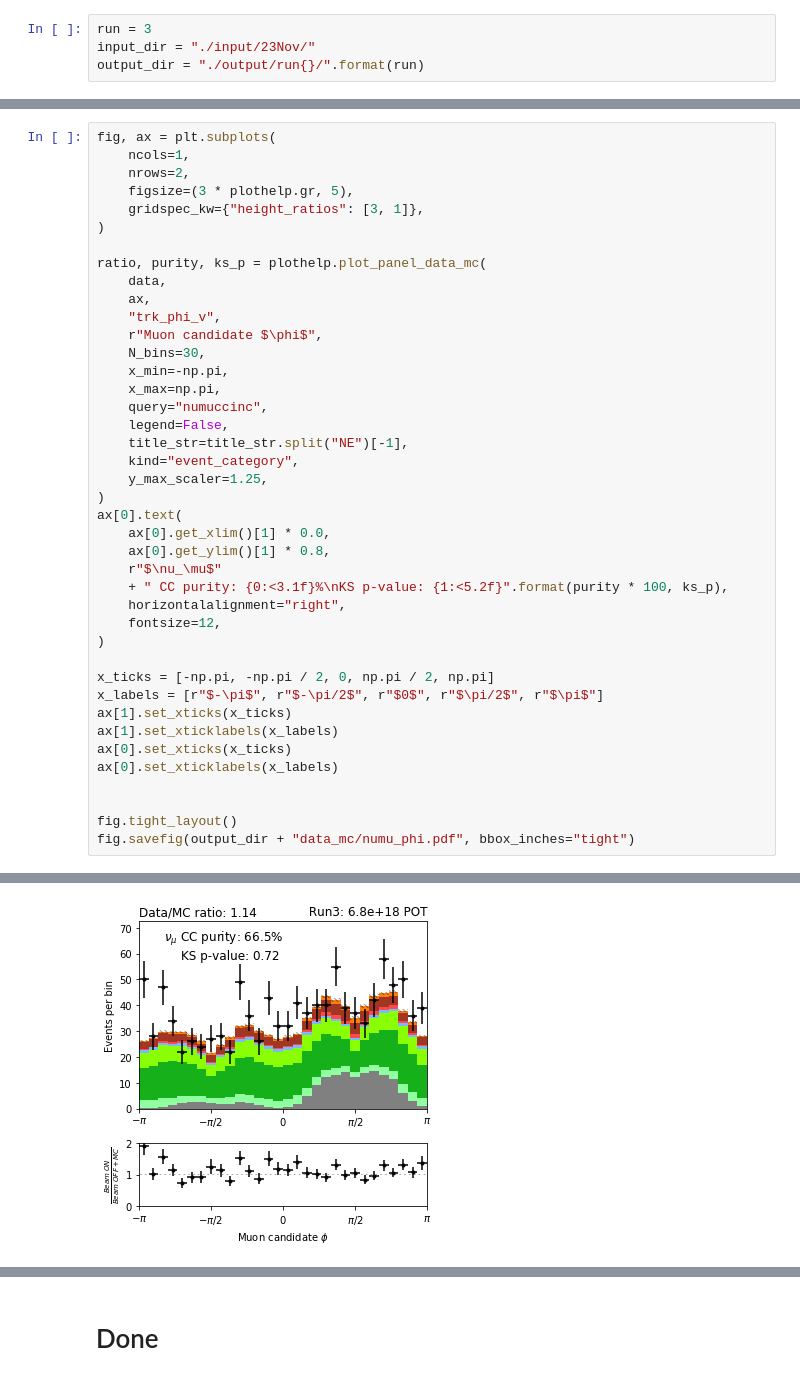
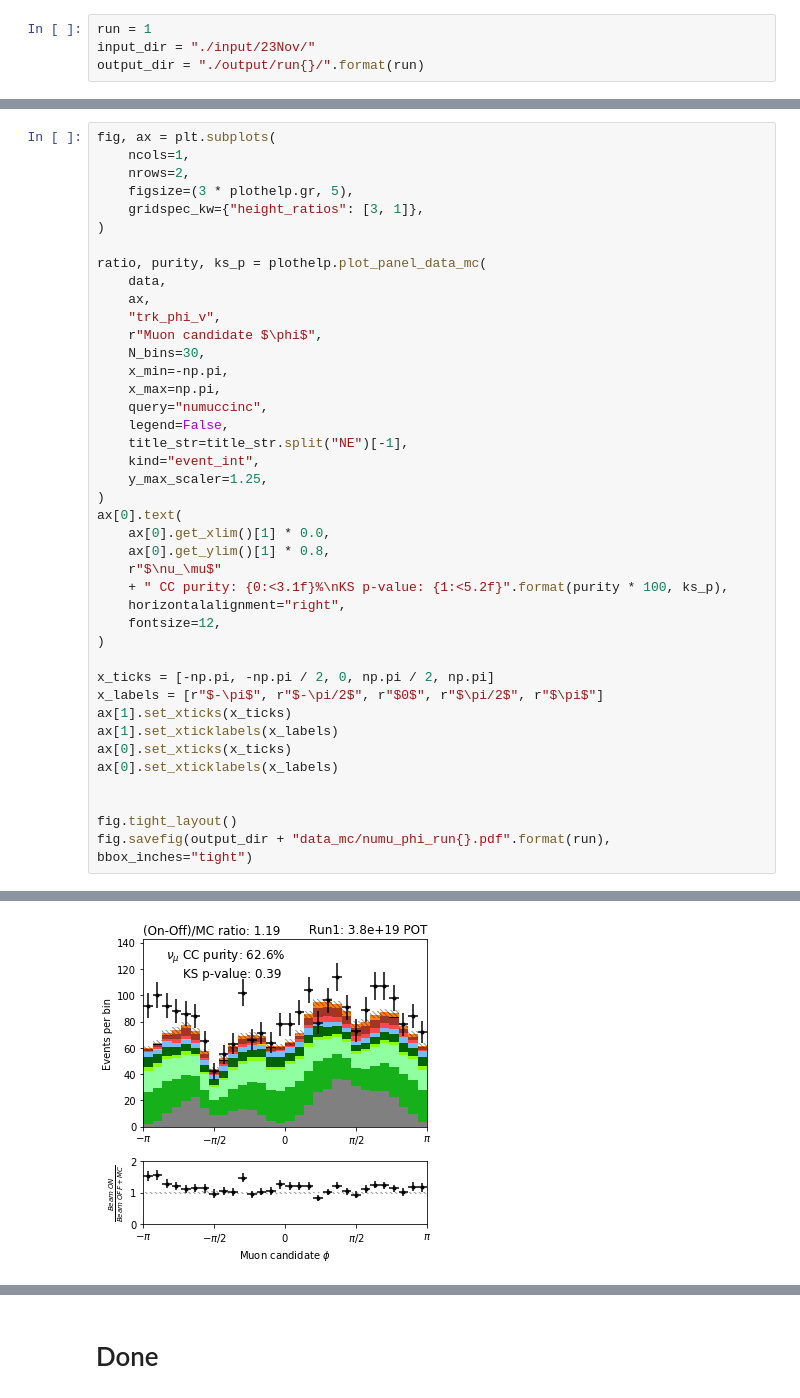
Before and after one commit to Wouter-VDP/nueccinc, a Jupyter notebook: NuMuCC.ipynb, the cells around one changed output, grey strips where cells are left out. Drawn from its saved outputs; the diff is of its cells as text.

```diff
--- a/NuMuCC.ipynb
+++ b/NuMuCC.ipynb
@@ -23,7 +23,7 @@ pd.set_option("display.max_columns", 500)
 # %% [output]
 [interactive output not drawn]
 # %%
-run = 3
+run = 1
 input_dir = "./input/23Nov/"
 output_dir = "./output/run{}/".format(run)
 # %% [output]
@@ -383,7 +485,7 @@ ratio, purity, ks_p = plothelp.plot_panel_data_mc(
     query="numuccinc",
     legend=False,
     title_str=title_str.split("NE")[-1],
-    kind="event_category",
+    kind="event_int",
     y_max_scaler=1.25,
 )
 ax[0].text(
@@ -404,5 +506,5 @@ ax[0].set_xticklabels(x_labels)
 
 
 fig.tight_layout()
-fig.savefig(output_dir + "data_mc/numu_phi.pdf", bbox_inches="tight")
+fig.savefig(output_dir + "data_mc/numu_phi_run{}.pdf".format(run), bbox_inches="tight")
 # %% [output]
@@ -417,4 +521,4 @@ DRT: 29.
-[figure, old version]
+[figure, new version]
 [interactive output not drawn]
 # %%
 fig, ax = plt.subplots(
```
Also changed, not shown: parts of 14 cells of this notebook, 46 other files.
